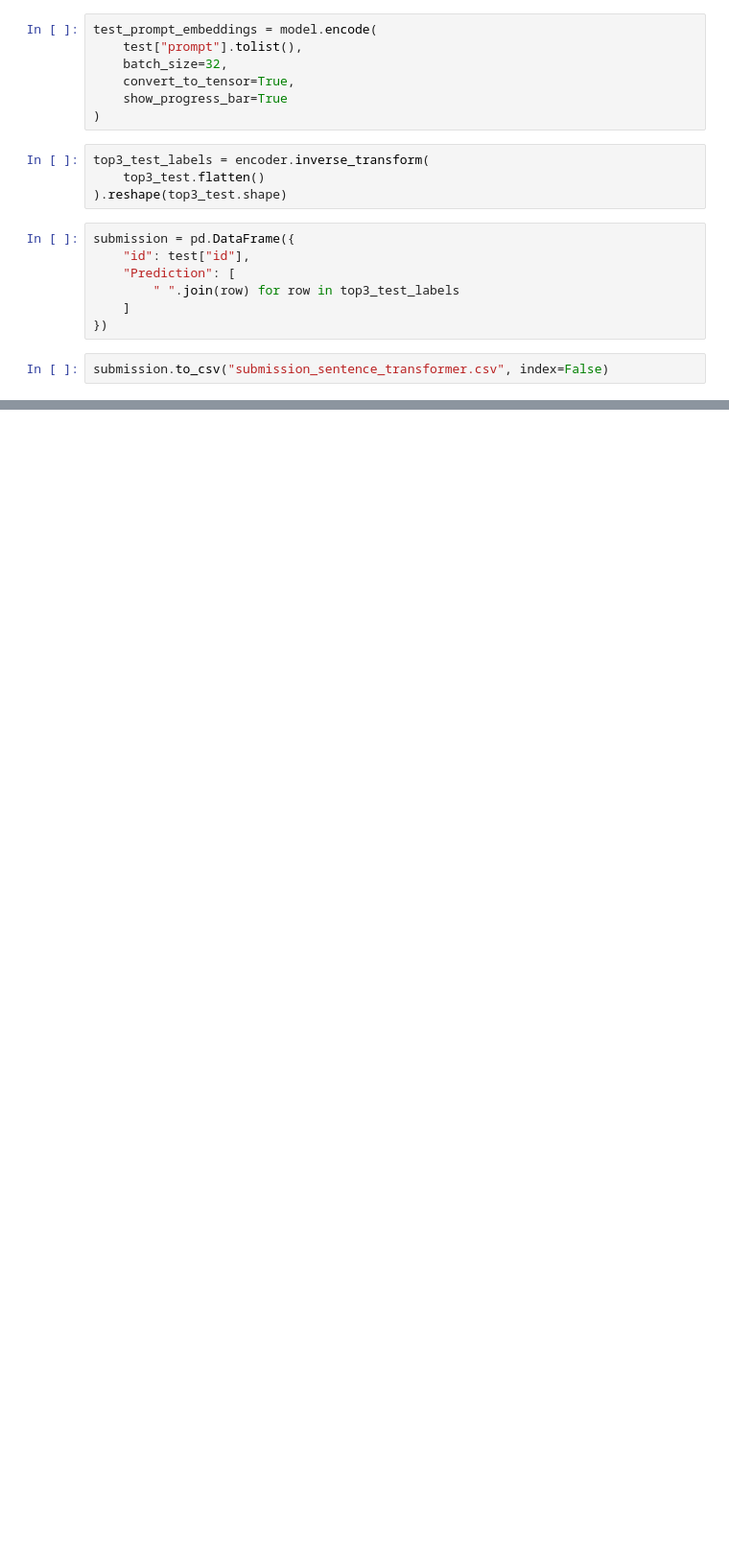
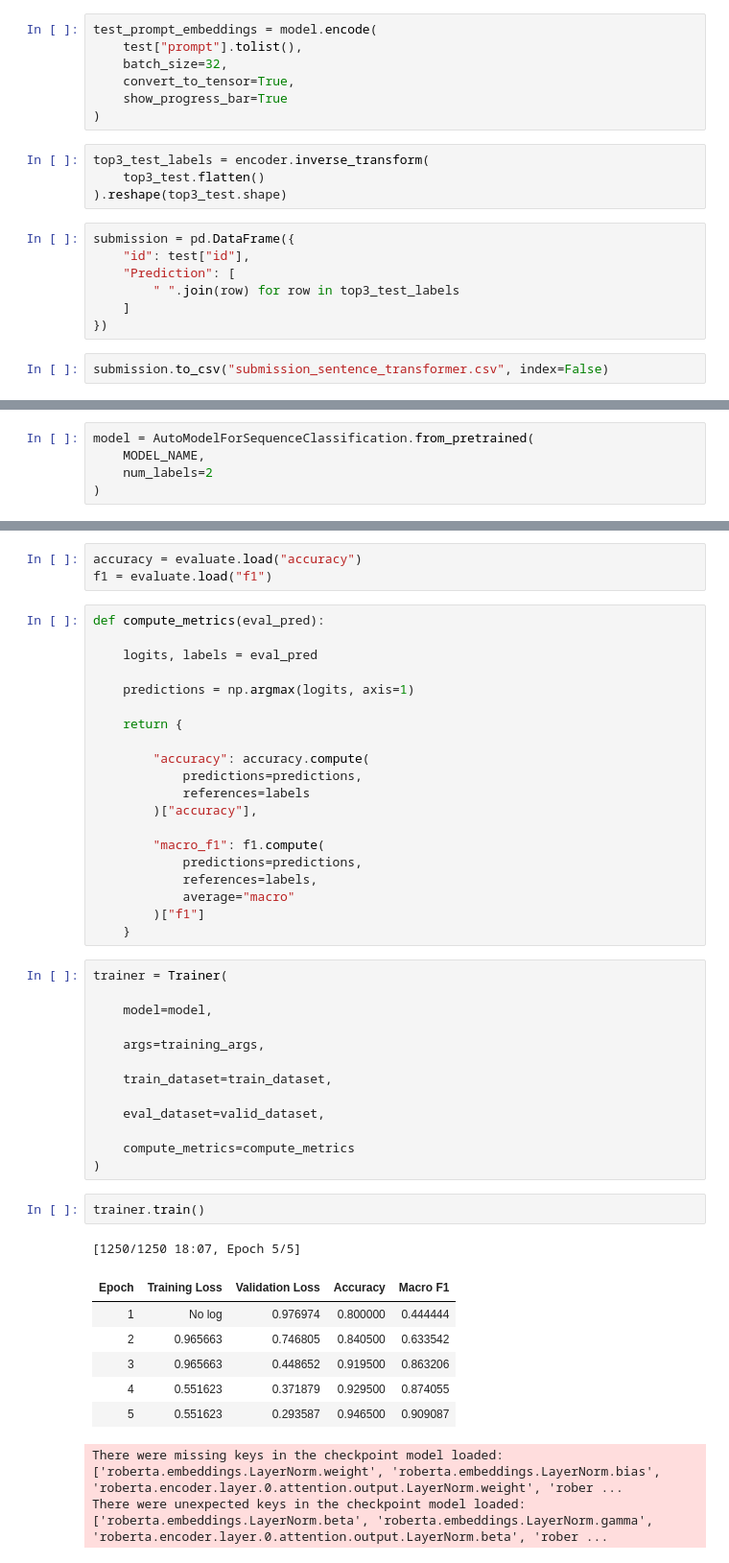
Before and after one commit to Chinni1904/DL_GenAI_202May6, a Jupyter notebook: dl-23ds3000191-notebook-t22026.ipynb, the cells around one changed output, grey strips where cells are left out. Shown at 96% size. Saved outputs shown, nothing was run; the diff lists cells and outputs as text; blank space fills up the shorter version.

```diff
--- a/dl-23ds3000191-notebook-t22026.ipynb
+++ b/dl-23ds3000191-notebook-t22026.ipynb
@@ -579,0 +662,5 @@ submission.to_csv("submission_sentence_transformer.csv", index=False)
+# %%
+model = AutoModelForSequenceClassification.from_pretrained(
+    MODEL_NAME,
+    num_labels=2
+)
@@ -579,0 +698,48 @@ submission.to_csv("submission_sentence_transformer.csv", index=False)
+# %%
+accuracy = evaluate.load("accuracy")
+f1 = evaluate.load("f1")
+# %%
+def compute_metrics(eval_pred):
+
+    logits, labels = eval_pred
+
+    predictions = np.argmax(logits, axis=1)
+
+    return {
+
+        "accuracy": accuracy.compute(
+            predictions=predictions,
+            references=labels
+        )["accuracy"],
+
+        "macro_f1": f1.compute(
+            predictions=predictions,
+            references=labels,
+            average="macro"
+        )["f1"]
+    }
+# %%
+trainer = Trainer(
+
+    model=model,
+
+    args=training_args,
+
+    train_dataset=train_dataset,
+
+    eval_dataset=valid_dataset,
+
+    compute_metrics=compute_metrics
+)
+# %%
+trainer.train()
+# %% [output]
+[1250/1250 18:07, Epoch 5/5]
+| Epoch | Training Loss | Validation Loss | Accuracy | Macro F1 |
+| 1 | No log | 0.976974 | 0.800000 | 0.444444 |
+| 2 | 0.965663 | 0.746805 | 0.840500 | 0.633542 |
+| 3 | 0.965663 | 0.448652 | 0.919500 | 0.863206 |
+| 4 | 0.551623 | 0.371879 | 0.929500 | 0.874055 |
+| 5 | 0.551623 | 0.293587 | 0.946500 | 0.909087 |
+There were missing keys in the checkpoint model loaded: ['roberta.embeddings.LayerNorm.weight', 'roberta.embeddings.LayerNorm.bias', 'roberta.encoder.layer.0.attention.output.LayerNorm.weight', 'rober ...
+There were unexpected keys in the checkpoint model loaded: ['roberta.embeddings.LayerNorm.beta', 'roberta.embeddings.LayerNorm.gamma', 'roberta.encoder.layer.0.attention.output.LayerNorm.beta', 'rober ...
```
Also changed, not shown: parts of 27 cells of this notebook.
